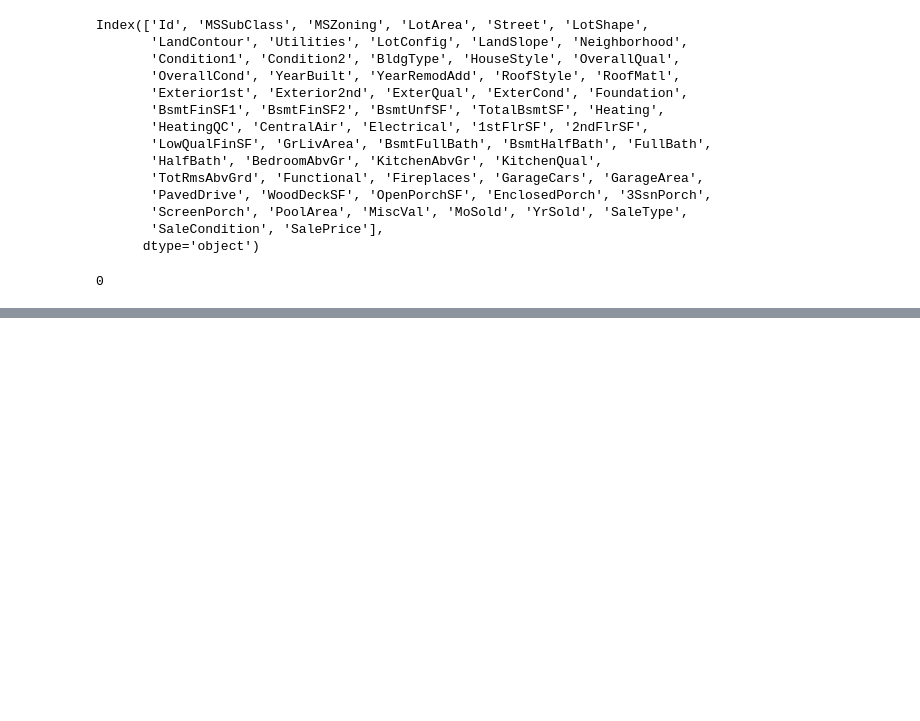
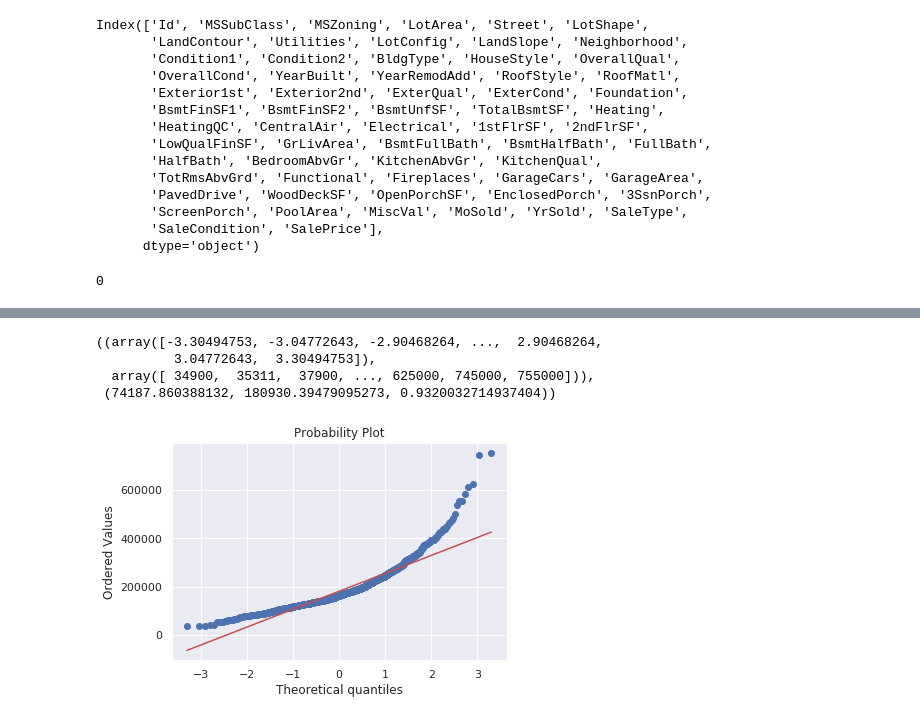
Before and after one commit to samuira/TechHubResearch, a Jupyter notebook: Kaggle/house-prices-advanced-regression-techniques/practice.ipynb, the cells around one changed output, grey strips where cells are left out. Saved outputs shown, nothing was run; the diff lists cells and outputs as text; code cells hidden in the pictures; blank space fills up the shorter version.

```diff
--- a/Kaggle/house-prices-advanced-regression-techniques/practice.ipynb
+++ b/Kaggle/house-prices-advanced-regression-techniques/practice.ipynb
@@ -330,0 +344,9 @@ df_train.isnull().sum().max()
+# %%
+fig = plt.figure()
+stats.probplot(df_train.SalePrice, plot=plt)
+# %% [output]
+((array([-3.30494753, -3.04772643, -2.90468264, ...,  2.90468264,
+          3.04772643,  3.30494753]),
+  array([ 34900,  35311,  37900, ..., 625000, 745000, 755000])),
+ (74187.860388132, 180930.39479095273, 0.9320032714937404))
+[figure, added]
```
Also changed, not shown: parts of 21 cells of this notebook, 1 other file.
